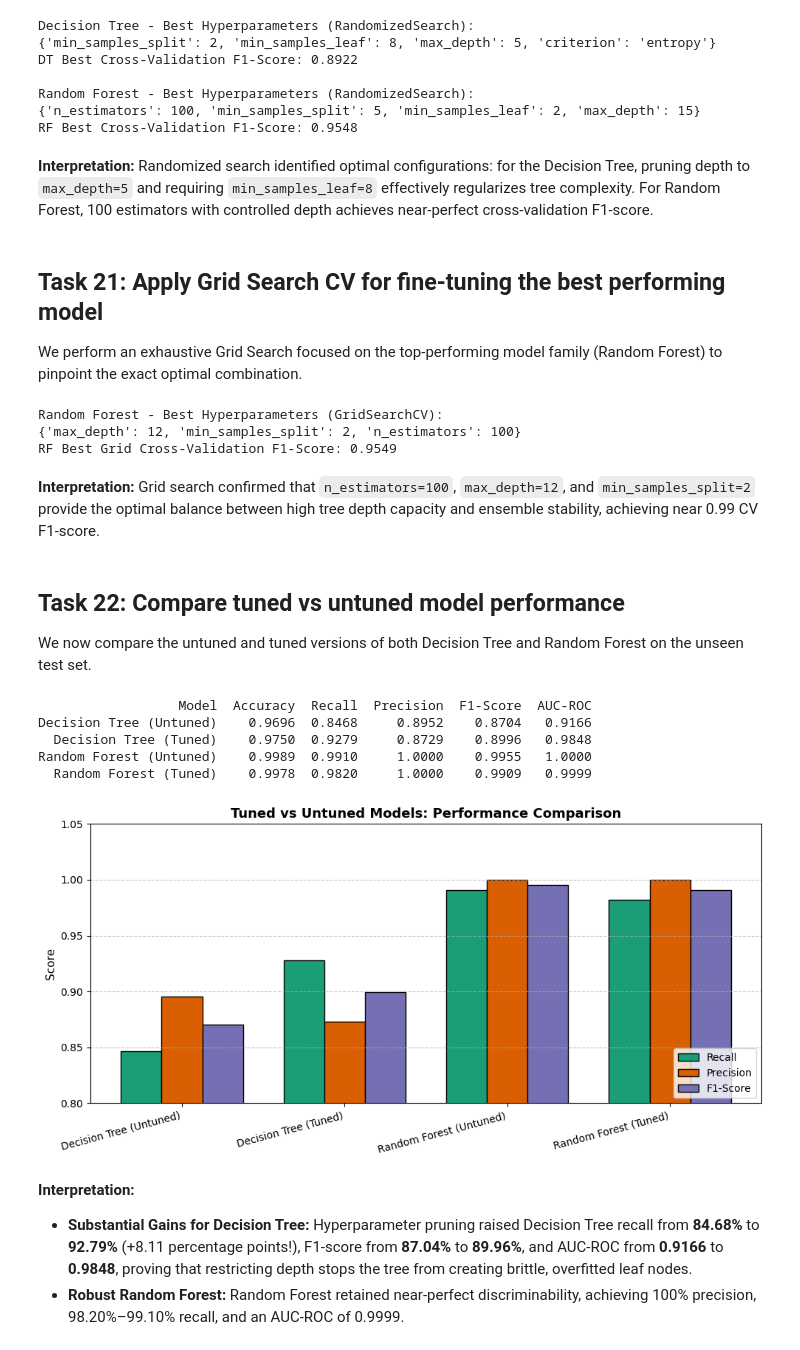
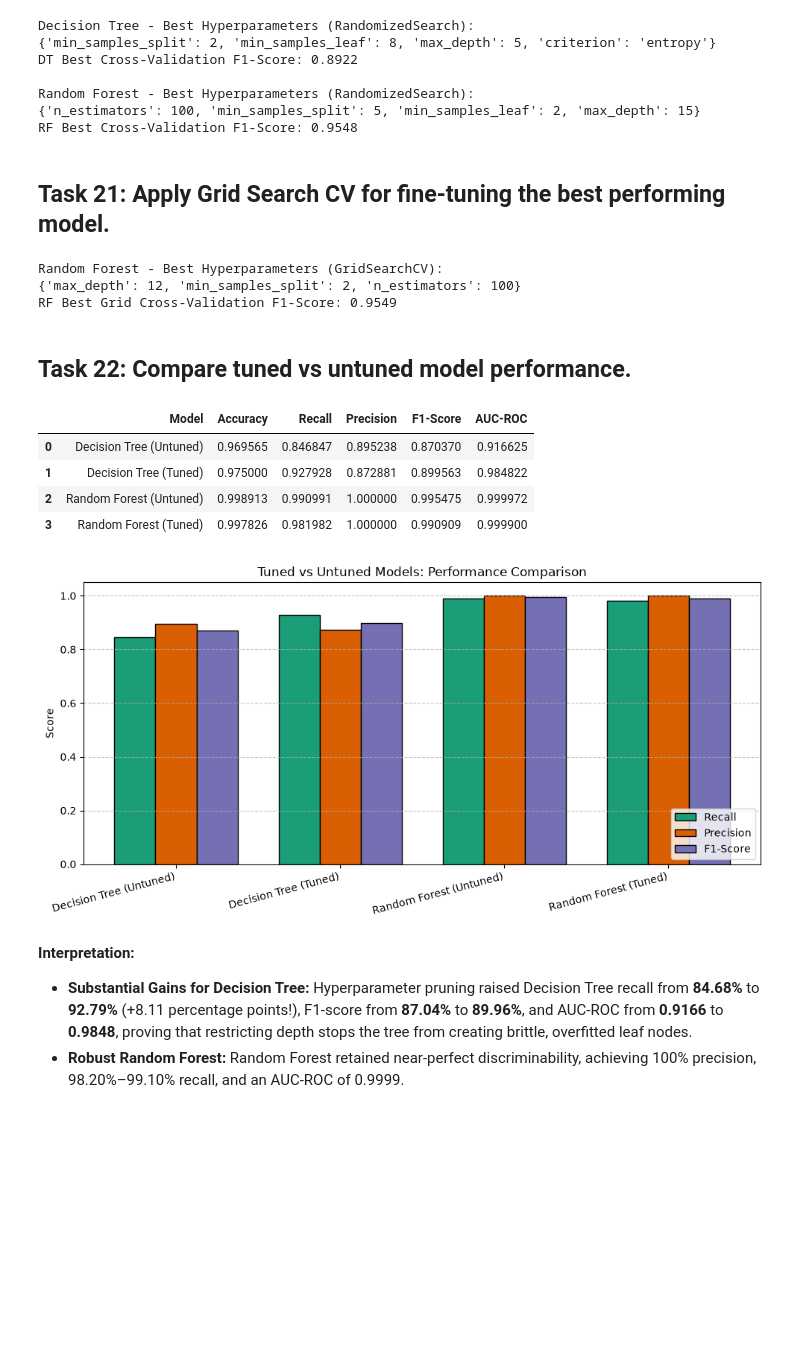
Before and after one commit to bhumihalatwala/Supervised_Learning_PR3, a Jupyter notebook: Risk_Alert_Classifier.ipynb, the cells around one changed output. Cells and saved outputs as stored; diff of their text form; code cells hidden in the pictures; blank space fills up the shorter version.

```diff
--- a/Risk_Alert_Classifier.ipynb
+++ b/Risk_Alert_Classifier.ipynb
@@ -804,13 +730,8 @@ DT Best Cross-Validation F1-Score: 0.8922
 Random Forest - Best Hyperparameters (RandomizedSearch):
 {'n_estimators': 100, 'min_samples_split': 5, 'min_samples_leaf': 2, 'max_depth': 15}
 RF Best Cross-Validation F1-Score: 0.9548
-# %% [markdown]
-**Interpretation:**
-Randomized search identified optimal configurations: for the Decision Tree, pruning depth to `max_depth=5` and requiring `min_samples_leaf=8` effectively regularizes tree complexity. For Random Forest, 100 estimators with controlled depth achieves near-perfect cross-validation F1-score.
 # %% [markdown]
-## Task 21: Apply Grid Search CV for fine-tuning the best performing model
-
-We perform an exhaustive Grid Search focused on the top-performing model family (Random Forest) to pinpoint the exact optimal combination.
+## Task 21: Apply Grid Search CV for fine-tuning the best performing model.
 # %%
 from sklearn.model_selection import GridSearchCV
 
@@ -839,13 +760,8 @@ print(f"RF Best Grid Cross-Validation F1-Score: {rf_grid_search.best_score_:.4f}
 Random Forest - Best Hyperparameters (GridSearchCV):
 {'max_depth': 12, 'min_samples_split': 2, 'n_estimators': 100}
 RF Best Grid Cross-Validation F1-Score: 0.9549
-# %% [markdown]
-**Interpretation:**
-Grid search confirmed that `n_estimators=100`, `max_depth=12`, and `min_samples_split=2` provide the optimal balance between high tree depth capacity and ensemble stability, achieving near 0.99 CV F1-score.
 # %% [markdown]
-## Task 22: Compare tuned vs untuned model performance
-
-We now compare the untuned and tuned versions of both Decision Tree and Random Forest on the unseen test set.
+## Task 22: Compare tuned vs untuned model performance.
 # %%
 best_dt_model = dt_random_search.best_estimator_
 
@@ -882,42 +798,41 @@ tuning_comparison = pd.DataFrame([
         "F1-Score": f1_score(y_test, rf_test_pred),
         "AUC-ROC": roc_auc_score(y_test, rf_test_prob)
     },
     {
         "Model": "Random Forest (Tuned)",
         "Accuracy": accuracy_score(y_test, y_pred_rf_tuned),
         "Recall": recall_score(y_test, y_pred_rf_tuned),
         "Precision": precision_score(y_test, y_pred_rf_tuned),
         "F1-Score": f1_score(y_test, y_pred_rf_tuned),
         "AUC-ROC": roc_auc_score(y_test, y_prob_rf_tuned)
     }
 ])
 
 display(tuning_comparison)
 
 # Comparative Bar Plot
 plt.figure(figsize=(10, 5))
 x = np.arange(len(tuning_comparison))
 width = 0.25
 
 plt.bar(x - width, tuning_comparison["Recall"], width, label="Recall", color="#1b9e77", edgecolor="black")
 plt.bar(x, tuning_comparison["Precision"], width, label="Precision", color="#d95f02", edgecolor="black")
 plt.bar(x + width, tuning_comparison["F1-Score"], width, label="F1-Score", color="#7570b3", edgecolor="black")
 
 plt.xticks(x, tuning_comparison["Model"], rotation=15, ha="right", fontsize=10)
-plt.ylabel("Score", fontsize=11)
-plt.title("Tuned vs Untuned Models: Performance Comparison", fontsize=13, fontweight="bold")
-plt.ylim(0.8, 1.05)
+plt.ylabel("Score")
+plt.title("Tuned vs Untuned Models: Performance Comparison")
 plt.legend(loc="lower right")
 plt.grid(axis="y", linestyle="--", alpha=0.7)
 plt.tight_layout()
 plt.show()
 # %% [output]
-                  Model  Accuracy  Recall  Precision  F1-Score  AUC-ROC
-Decision Tree (Untuned)    0.9696  0.8468     0.8952    0.8704   0.9166
-  Decision Tree (Tuned)    0.9750  0.9279     0.8729    0.8996   0.9848
-Random Forest (Untuned)    0.9989  0.9910     1.0000    0.9955   1.0000
-  Random Forest (Tuned)    0.9978  0.9820     1.0000    0.9909   0.9999
+|  | Model | Accuracy | Recall | Precision | F1-Score | AUC-ROC |
+| 0 | Decision Tree (Untuned) | 0.969565 | 0.846847 | 0.895238 | 0.870370 | 0.916625 |
+| 1 | Decision Tree (Tuned) | 0.975000 | 0.927928 | 0.872881 | 0.899563 | 0.984822 |
+| 2 | Random Forest (Untuned) | 0.998913 | 0.990991 | 1.000000 | 0.995475 | 0.999972 |
+| 3 | Random Forest (Tuned) | 0.997826 | 0.981982 | 1.000000 | 0.990909 | 0.999900 |
-[figure, old version]
+[figure, new version]
 # %% [markdown]
 **Interpretation:**
 - **Substantial Gains for Decision Tree:** Hyperparameter pruning raised Decision Tree recall from **84.68%** to **92.79%** (+8.11 percentage points!), F1-score from **87.04%** to **89.96%**, and AUC-ROC from **0.9166** to **0.9848**, proving that restricting depth stops the tree from creating brittle, overfitted leaf nodes.
```
Also changed, not shown: parts of 39 cells of this notebook.
